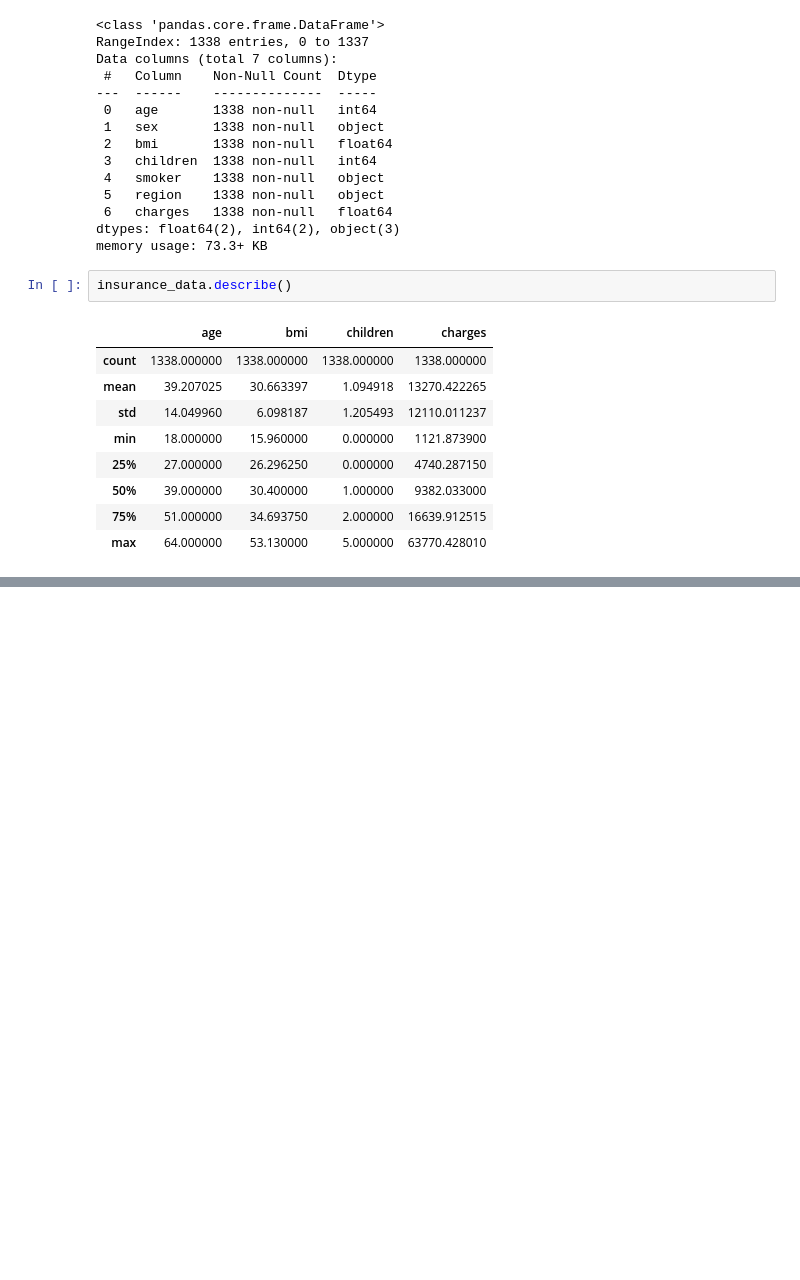
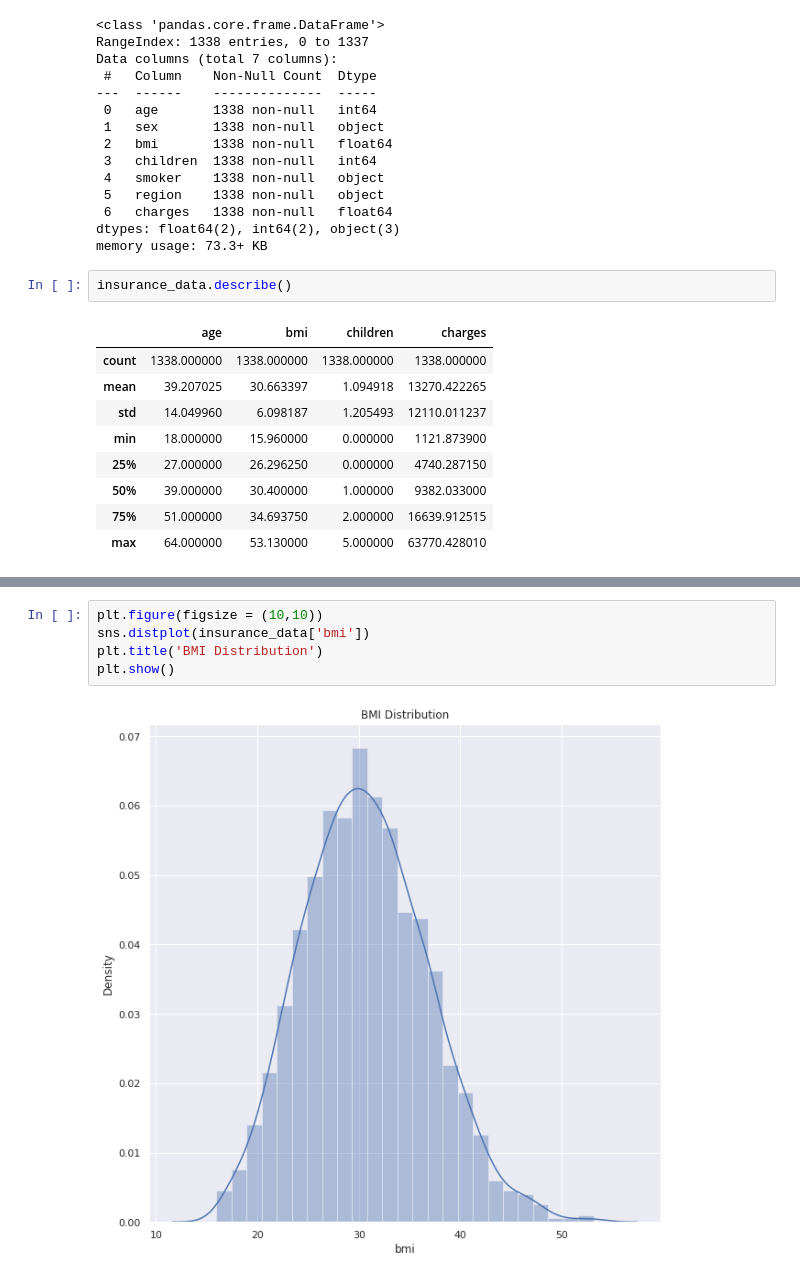
Before and after one commit to Joykareko/Data-Science-Projects, a Jupyter notebook: Medical_Insurance_Cost_Prediction_ML_Project_19.ipynb, the cells around one changed output, grey strips where cells are left out. Drawn from its saved outputs; the diff is of its cells as text; blank space fills up the shorter version.

```diff
--- a/Medical_Insurance_Cost_Prediction_ML_Project_19.ipynb
+++ b/Medical_Insurance_Cost_Prediction_ML_Project_19.ipynb
@@ -55,0 +85,7 @@ insurance_data.describe()
+# %%
+plt.figure(figsize = (10,10))
+sns.distplot(insurance_data['bmi'])
+plt.title('BMI Distribution')
+plt.show()
+# %% [output]
+[figure, added]
```
Also changed, not shown: parts of 15 cells of this notebook.
